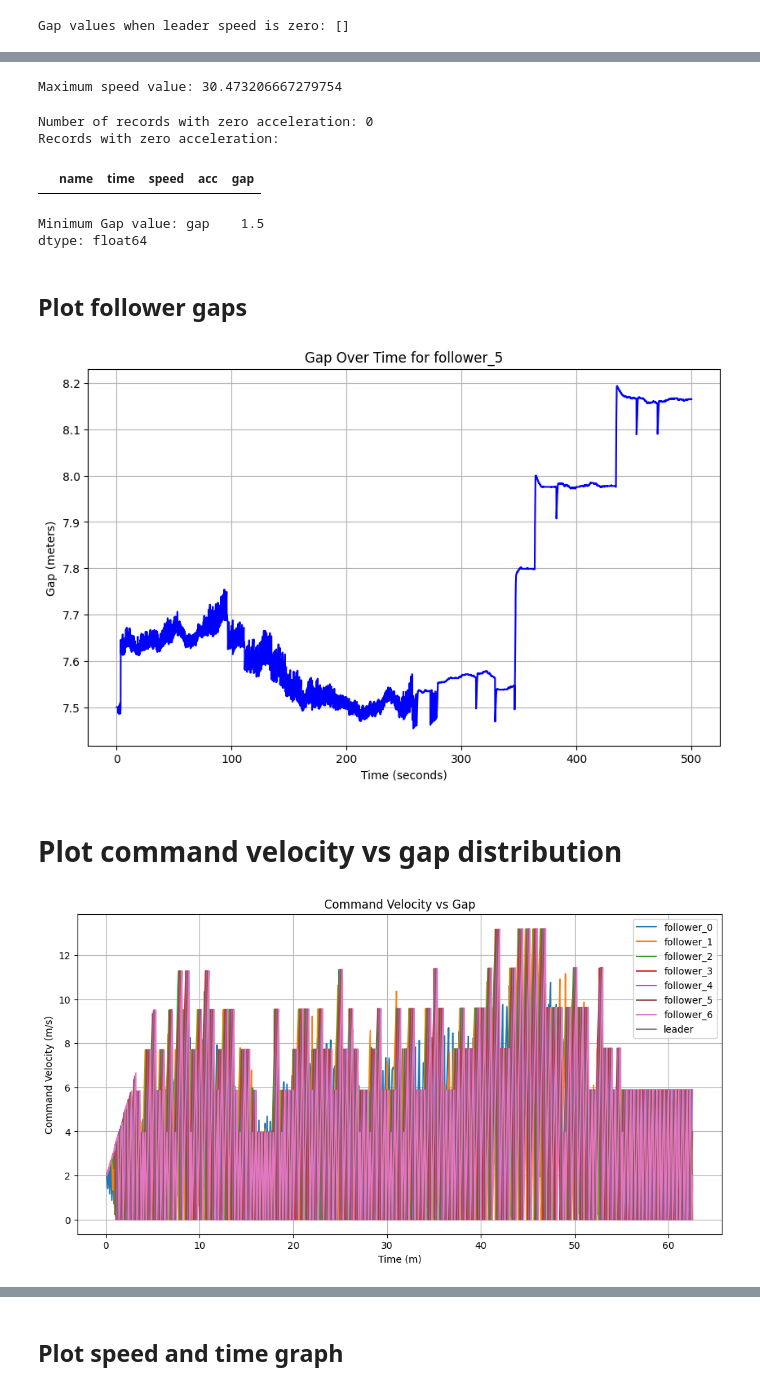
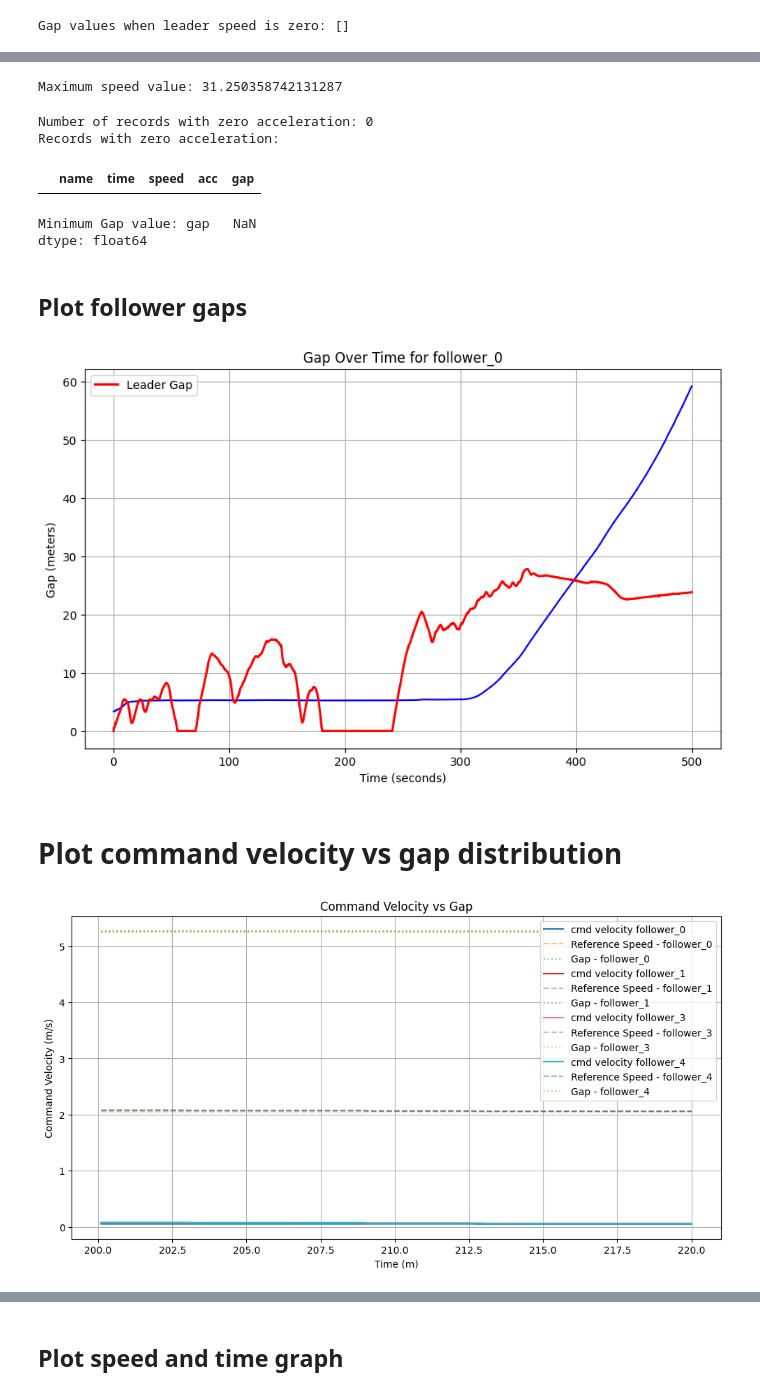
Before and after one commit to shihabict/carla_simulation, a Jupyter notebook: research/analysis_recorded_data.ipynb, the cells around one changed output, grey strips where cells are left out. Saved outputs shown, nothing was run; the diff lists cells and outputs as text; code cells hidden in the pictures.

Commit message:
Update plots

```diff
--- a/research/analysis_recorded_data.ipynb
+++ b/research/analysis_recorded_data.ipynb
@@ -22,7 +24,7 @@ def load_data(file_path: str) -> pd.DataFrame:
     return df
 # %%
 # load recorded data
-data = load_data("Reports/sim_data_FS_nV_8.csv")
+data = load_data("Reports/sim_data_FS_nV_4_ref30.csv")
 data.head(10)
 # %% [output]
 |  | time | name | x | y | z | speed | acc | gap | command_velocity | ... |
@@ -71,7 +96,7 @@ Minimum speed value: 4.436609320268988e-05
 max_speed = data['speed'].max()
 print(f"Maximum speed value: {max_speed}")
 # %% [output]
-Maximum speed value: 30.473206667279754
+Maximum speed value: 31.250358742131287
 # %%
 
 
@@ -89,7 +114,7 @@ Records with zero acceleration:
 min_gap = data[data['name']=='follower_5'][['gap']].min()
 print(f"Minimum Gap value: {min_gap}")
 # %% [output]
-Minimum Gap value: gap    1.5
+Minimum Gap value: gap   NaN
 dtype: float64
 # %% [markdown]
 ## Plot follower gaps
@@ -119,20 +148,29 @@ def plot_gap_over_time(data: pd.DataFrame, follower_name: str, n: int = None):
     plt.grid(True)
     plt.show()
 # %%
-plot_gap_over_time(data, 'follower_5', n=5000)
+plot_gap_over_time(data, 'follower_0', n=5000)
 # %% [output]
-[figure, old version]
+[figure, new version]
 # %% [markdown]
 # Plot command velocity vs gap distribution
 # %%
-def plot_command_velocity_and_gap(data: pd.DataFrame,max_points: int = 1000):
+def plot_command_velocity(data: pd.DataFrame, max_points: int = 1000, min_points: int = 0):
 
-    data = data.head(max_points)  # Limit to max_points for clarity
+    # data = data.head(max_points)  # Limit to max_points for clarity
+    # filter follower vehicles only
+    data = data[data['name'] != 'leader']
+    data = data.iloc[min_points:max_points]  # Start from min_points if specified
     plt.figure(figsize=(12, 6))
     for label, group in data.groupby('name'):
-        plt.plot(group['time'], group['command_velocity'], label=label, )
+        if label != 'follower_2':
+            if label == 'follower_0':
+                data['command_velocity'] = data['command_velocity'] * 1.5
+            else:
+                data['command_velocity'] = data['command_velocity']
+            plt.plot(group['time'], group['command_velocity'], label=f'cmd velocity {label}',)
+            plt.plot(group['time'], group['reference_speed'], linestyle='--', alpha=0.5 , label=f'Reference Speed - {label}')
+            plt.plot(group['time'], group['gap'], linestyle=':', alpha=0.5 , label=f'Gap - {label}')
 
-    # plt.plot(data['gap'], data['command_velocity'], alpha=0.5)
     plt.title('Command Velocity vs Gap')
     plt.xlabel('Time (m)')
     plt.ylabel('Command Velocity (m/s)')
@@ -142,9 +180,9 @@ def plot_command_velocity_and_gap(data: pd.DataFrame,max_points: int = 1000):
     # plt.ylim(0, data['speed'].max() + 5)
     plt.show()
 # %%
-plot_command_velocity_and_gap(data,5000)
+plot_command_velocity(data,11000,10000)
 # %% [output]
-[figure, old version]
+[figure, new version]
 # %%
 # Get the maximum speed value of follower vehicles only (excluding leader)
 max_speed_follower = data[data['name'] != 'leader']['speed'].max()
```
Also changed, not shown: parts of 21 cells of this notebook, 5 other files.
